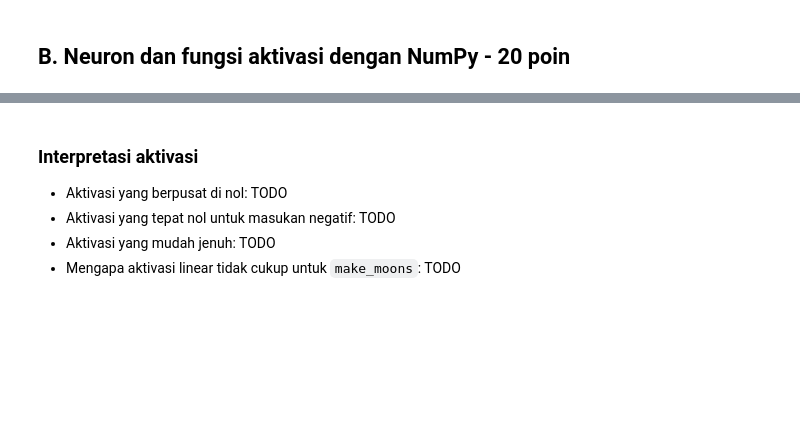
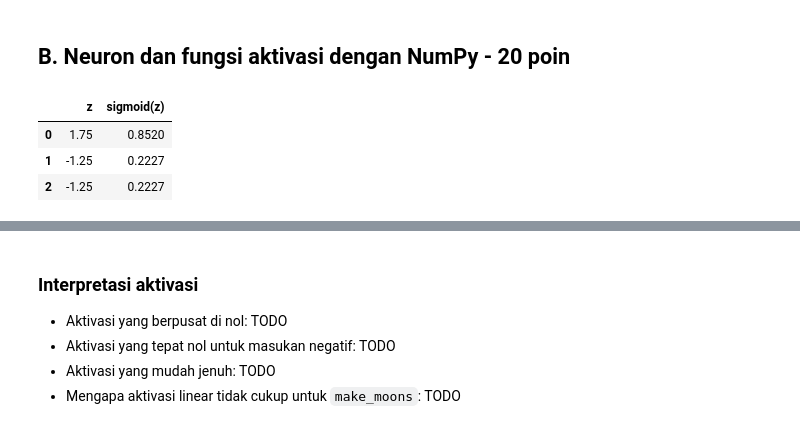
Before and after one commit to hanifahinayasani/Modul-Praktikum-Deep-Learning, a Jupyter notebook: notebooks/modul-01/M01_123450123.ipynb, the cells around one changed output, grey strips where cells are left out. Saved outputs shown, nothing was run; the diff lists cells and outputs as text; code cells hidden in the pictures; blank space fills up the shorter version.

```diff
--- a/notebooks/modul-01/M01_123450123.ipynb
+++ b/notebooks/modul-01/M01_123450123.ipynb
@@ -102,30 +102,78 @@ Hipotesis ini akan diverifikasi dengan membandingkan validation loss dari bebera
 # %% [markdown]
 ## B. Neuron dan fungsi aktivasi dengan NumPy - 20 poin
 # %%
+import numpy as np
+import pandas as pd
+import matplotlib.pyplot as plt
+
 def sigmoid_np(z: np.ndarray) -> np.ndarray:
-    # TODO: implementasikan sigmoid yang stabil untuk nilai positif/negatif besar.
-    raise NotImplementedError
+    """Sigmoid stabil secara numerik untuk nilai z besar positif/negatif.
+
+    Untuk z >= 0: 1 / (1 + exp(-z))         -> exp(-z) tidak overflow
+    Untuk z < 0 : exp(z) / (1 + exp(z))     -> exp(z) tidak overflow
+    """
+    out = np.empty_like(z, dtype=np.float64)
+    pos_mask = z >= 0
+    neg_mask = ~pos_mask
+
+    out[pos_mask] = 1.0 / (1.0 + np.exp(-z[pos_mask]))
+    exp_z = np.exp(z[neg_mask])
+    out[neg_mask] = exp_z / (1.0 + exp_z)
+    return out
+
 
 def relu_np(z: np.ndarray) -> np.ndarray:
-    # TODO
-    raise NotImplementedError
+    """ReLU: max(0, z) elemen-demi-elemen."""
+    return np.maximum(0.0, z)
+
 
 def leaky_relu_np(z: np.ndarray, alpha: float = 0.01) -> np.ndarray:
-    # TODO
-    raise NotImplementedError
+    """Leaky ReLU: z jika z > 0, alpha * z jika z <= 0."""
+    return np.where(z > 0, z, alpha * z)
+
 
 def neuron_batch(X: np.ndarray, w: np.ndarray, b: float, activation):
-    # TODO: validasi shape; hitung z dan a; kembalikan keduanya.
-    raise NotImplementedError
+    """Hitung z = X @ w + b lalu a = activation(z) untuk satu neuron pada batch data.
+
+    X : (N, d)  -- N sampel, d fitur
+    w : (d,)    -- bobot neuron
+    b : skalar  -- bias
+    activation : fungsi elemen-demi-elemen, mis. sigmoid_np, relu_np
+
+    Mengembalikan (z, a), masing-masing berbentuk (N,).
+    """
+    X = np.asarray(X, dtype=np.float64)
+    w = np.asarray(w, dtype=np.float64)
+
+    # Validasi shape
+    if X.ndim != 2:
+        raise ValueError(f"X harus 2D (N, d), didapat shape {X.shape}")
+    if w.ndim != 1:
+        raise ValueError(f"w harus 1D (d,), didapat shape {w.shape}")
+    if X.shape[1] != w.shape[0]:
+        raise ValueError(
+            f"Dimensi tidak cocok: X punya {X.shape[1]} fitur, "
+            f"w punya {w.shape[0]} elemen"
+        )
+
+    z = X @ w + b        # (N, d) @ (d,) -> (N,), lalu + skalar b
+    a = activation(z)    # elemen-demi-elemen -> (N,)
+    return z, a
+
 
 # Uji minimum - jangan mengubah data uji.
 X_check = np.array([[2.0, -1.0], [0.0, 3.0], [-2.0, 1.0]])
 w_check = np.array([0.5, -0.5])
 z_check, a_check = neuron_batch(X_check, w_check, 0.25, sigmoid_np)
 assert z_check.shape == (3,)
 assert a_check.shape == (3,)
 assert np.all(np.isfinite(a_check))
 assert np.all((a_check > 0) & (a_check < 1))
 pd.DataFrame({'z': z_check, 'sigmoid(z)': a_check})
+# %% [output]
+|  | z | sigmoid(z) |
+| 0 | 1.75 | 0.8520 |
+| 1 | -1.25 | 0.2227 |
+| 2 | -1.25 | 0.2227 |
 # %%
 grid = np.linspace(-6, 6, 600)
```
Also changed, not shown: parts of 15 cells of this notebook.
